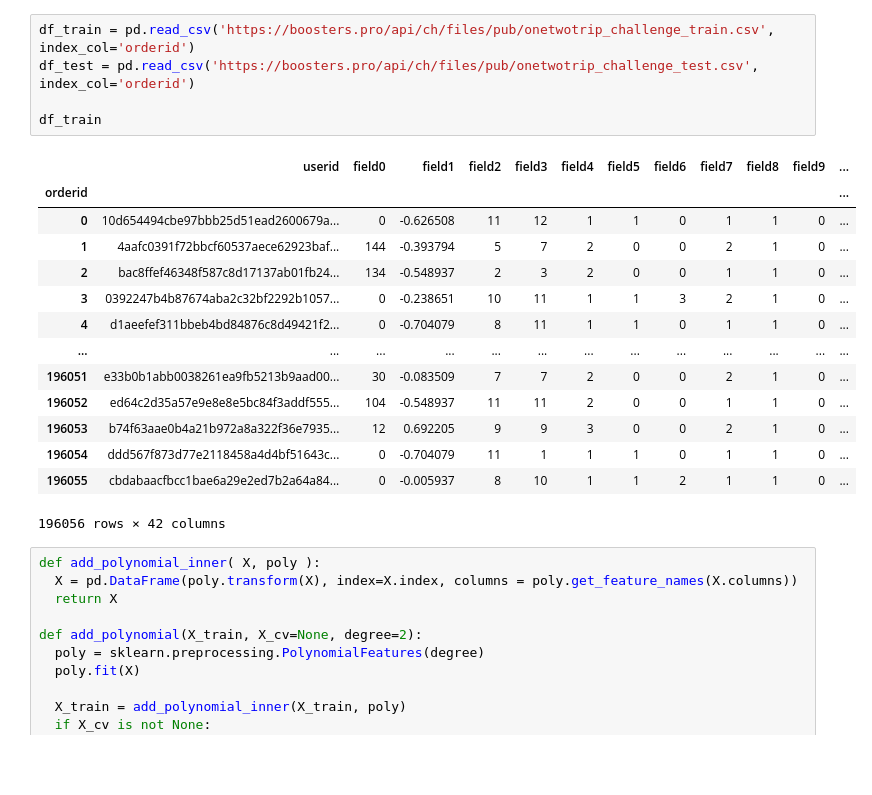
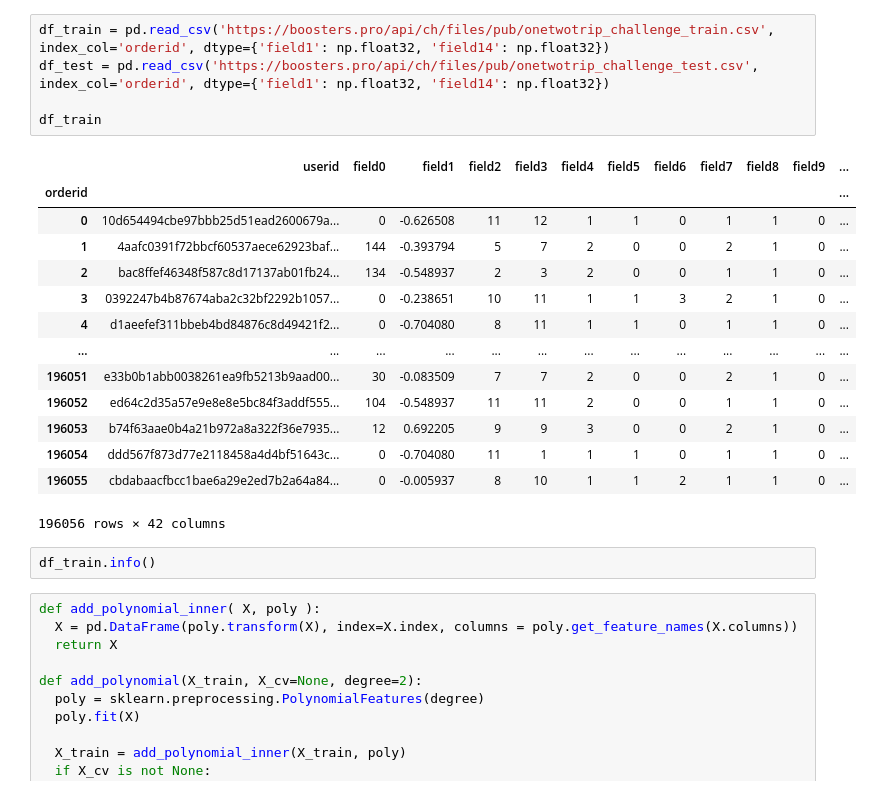
Before and after one commit to andygoosh/OneTwoTrip-Contest, a Jupyter notebook: workinprogress.ipynb, the cells around one changed output. Saved outputs shown, nothing was run; the diff lists cells and outputs as text; blank space fills up the shorter version.

```diff
--- a/workinprogress.ipynb
+++ b/workinprogress.ipynb
@@ -64,23 +65,25 @@ RandomState(MT19937) at 0x...
 # %%
-df_train = pd.read_csv('https://boosters.pro/api/ch/files/pub/onetwotrip_challenge_train.csv', index_col='orderid')
-df_test = pd.read_csv('https://boosters.pro/api/ch/files/pub/onetwotrip_challenge_test.csv', index_col='orderid')
+df_train = pd.read_csv('https://boosters.pro/api/ch/files/pub/onetwotrip_challenge_train.csv', index_col='orderid', dtype={'field1': np.float32, 'field14': np.float32})
+df_test = pd.read_csv('https://boosters.pro/api/ch/files/pub/onetwotrip_challenge_test.csv', index_col='orderid', dtype={'field1': np.float32, 'field14': np.float32})
 
 df_train
 # %% [output]
 |  | userid | field0 | field1 | field2 | field3 | field4 | field5 | field6 | field7 | field8 | field9 | ... |
 | orderid |  |  |  |  |  |  |  |  |  |  |  | ... |
 | 0 | 10d654494cbe97bbb25d51ead2600679a... | 0 | -0.626508 | 11 | 12 | 1 | 1 | 0 | 1 | 1 | 0 | ... |
 | 1 | 4aafc0391f72bbcf60537aece62923baf... | 144 | -0.393794 | 5 | 7 | 2 | 0 | 0 | 2 | 1 | 0 | ... |
 | 2 | bac8ffef46348f587c8d17137ab01fb24... | 134 | -0.548937 | 2 | 3 | 2 | 0 | 0 | 1 | 1 | 0 | ... |
 | 3 | 0392247b4b87674aba2c32bf2292b1057... | 0 | -0.238651 | 10 | 11 | 1 | 1 | 3 | 2 | 1 | 0 | ... |
-| 4 | d1aeefef311bbeb4bd84876c8d49421f2... | 0 | -0.704079 | 8 | 11 | 1 | 1 | 0 | 1 | 1 | 0 | ... |
+| 4 | d1aeefef311bbeb4bd84876c8d49421f2... | 0 | -0.704080 | 8 | 11 | 1 | 1 | 0 | 1 | 1 | 0 | ... |
 | ... | ... | ... | ... | ... | ... | ... | ... | ... | ... | ... | ... | ... |
 | 196051 | e33b0b1abb0038261ea9fb5213b9aad00... | 30 | -0.083509 | 7 | 7 | 2 | 0 | 0 | 2 | 1 | 0 | ... |
 | 196052 | ed64c2d35a57e9e8e8e5bc84f3addf555... | 104 | -0.548937 | 11 | 11 | 2 | 0 | 0 | 1 | 1 | 0 | ... |
 | 196053 | b74f63aae0b4a21b972a8a322f36e7935... | 12 | 0.692205 | 9 | 9 | 3 | 0 | 0 | 2 | 1 | 0 | ... |
-| 196054 | ddd567f873d77e2118458a4d4bf51643c... | 0 | -0.704079 | 11 | 1 | 1 | 1 | 0 | 1 | 1 | 0 | ... |
+| 196054 | ddd567f873d77e2118458a4d4bf51643c... | 0 | -0.704080 | 11 | 1 | 1 | 1 | 0 | 1 | 1 | 0 | ... |
 | 196055 | cbdabaacfbcc1bae6a29e2ed7b2a64a84... | 0 | -0.005937 | 8 | 10 | 1 | 1 | 2 | 1 | 1 | 0 | ... |
 196056 rows × 42 columns
+# %%
+df_train.info()
 # %%
 def add_polynomial_inner( X, poly ):
   X = pd.DataFrame(poly.transform(X), index=X.index, columns = poly.get_feature_names(X.columns))
```
Also changed, not shown: parts of 12 cells of this notebook.
